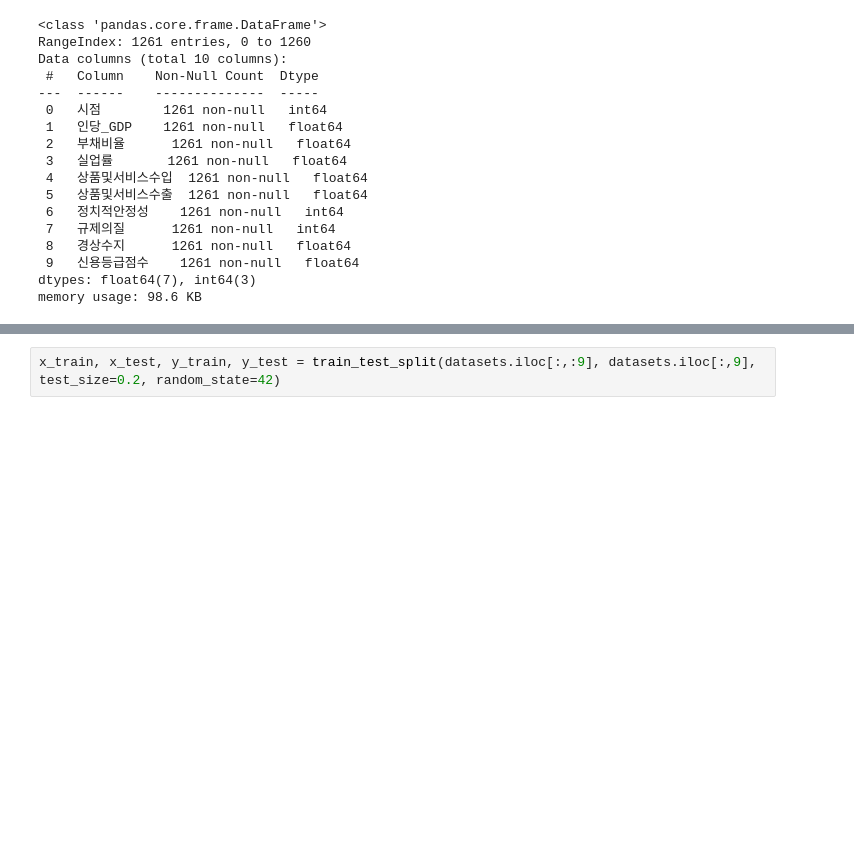
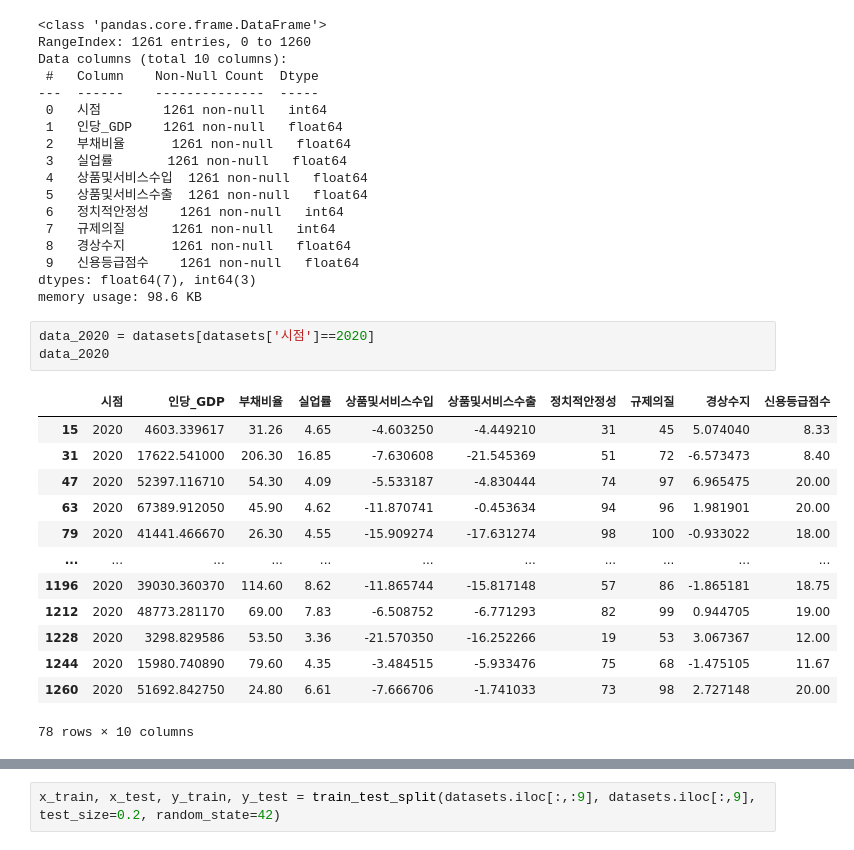
Before and after one commit to YJ-97/Project1, a Jupyter notebook: 회귀/RandomForestRegressor.ipynb, the cells around one changed output, grey strips where cells are left out. Drawn from its saved outputs; the diff is of its cells as text; blank space fills up the shorter version.

```diff
--- a/회귀/RandomForestRegressor.ipynb
+++ b/회귀/RandomForestRegressor.ipynb
@@ -35,3 +35,20 @@ Data columns (total 10 columns):
  9   신용등급점수    1261 non-null   float64
 dtypes: float64(7), int64(3)
 memory usage: 98.6 KB
+# %%
+data_2020 = datasets[datasets['시점']==2020]
+data_2020
+# %% [output]
+|  | 시점 | 인당_GDP | 부채비율 | 실업률 | 상품및서비스수입 | 상품및서비스수출 | 정치적안정성 | 규제의질 | 경상수지 | 신용등급점수 |
+| 15 | 2020 | 4603.339617 | 31.26 | 4.65 | -4.603250 | -4.449210 | 31 | 45 | 5.074040 | 8.33 |
+| 31 | 2020 | 17622.541000 | 206.30 | 16.85 | -7.630608 | -21.545369 | 51 | 72 | -6.573473 | 8.40 |
+| 47 | 2020 | 52397.116710 | 54.30 | 4.09 | -5.533187 | -4.830444 | 74 | 97 | 6.965475 | 20.00 |
+| 63 | 2020 | 67389.912050 | 45.90 | 4.62 | -11.870741 | -0.453634 | 94 | 96 | 1.981901 | 20.00 |
+| 79 | 2020 | 41441.466670 | 26.30 | 4.55 | -15.909274 | -17.631274 | 98 | 100 | -0.933022 | 18.00 |
+| ... | ... | ... | ... | ... | ... | ... | ... | ... | ... | ... |
+| 1196 | 2020 | 39030.360370 | 114.60 | 8.62 | -11.865744 | -15.817148 | 57 | 86 | -1.865181 | 18.75 |
+| 1212 | 2020 | 48773.281170 | 69.00 | 7.83 | -6.508752 | -6.771293 | 82 | 99 | 0.944705 | 19.00 |
+| 1228 | 2020 | 3298.829586 | 53.50 | 3.36 | -21.570350 | -16.252266 | 19 | 53 | 3.067367 | 12.00 |
+| 1244 | 2020 | 15980.740890 | 79.60 | 4.35 | -3.484515 | -5.933476 | 75 | 68 | -1.475105 | 11.67 |
+| 1260 | 2020 | 51692.842750 | 24.80 | 6.61 | -7.666706 | -1.741033 | 73 | 98 | 2.727148 | 20.00 |
+78 rows × 10 columns
```
Also changed, not shown: parts of 10 cells of this notebook.
